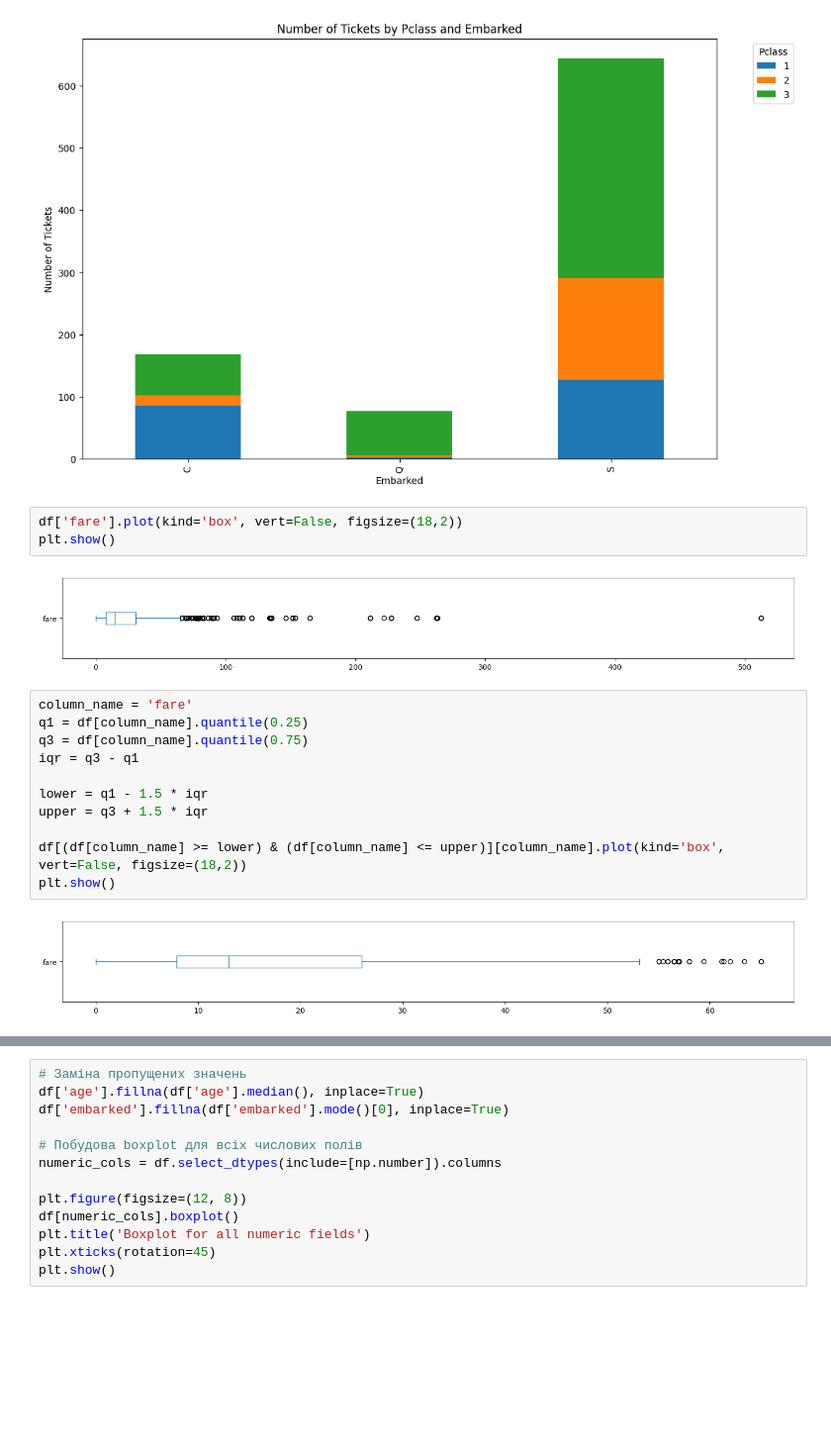
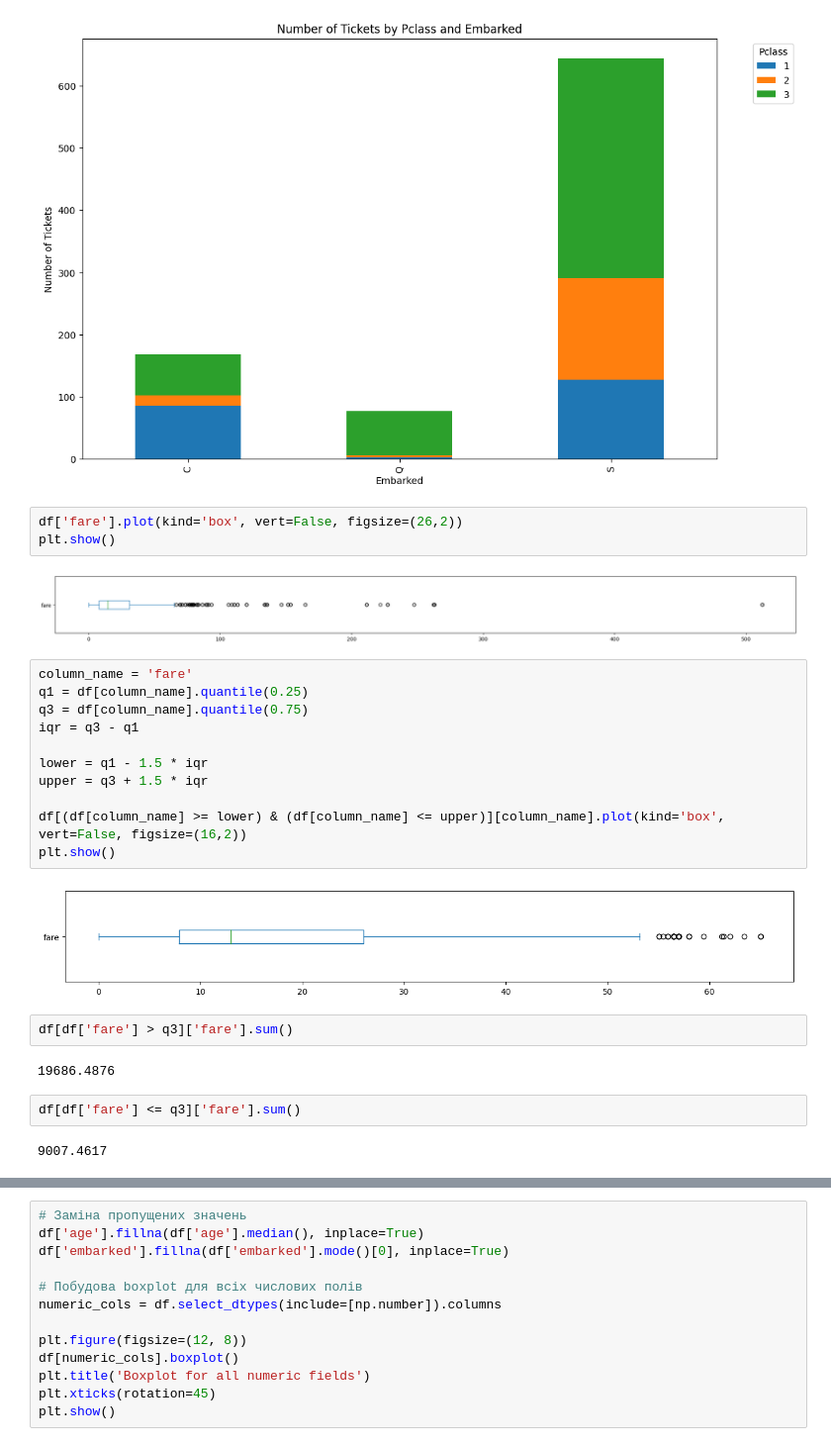
Before and after one commit to levchenkopavlo/AI, a Jupyter notebook: ДЗ_5.ipynb, the cells around one changed output, grey strips where cells are left out. Shown at 99% size. Drawn from its saved outputs; the diff is of its cells as text; blank space fills up the shorter version.

```diff
--- a/ДЗ_5.ipynb
+++ b/ДЗ_5.ipynb
@@ -213,10 +231,10 @@ plt.show()
 # %% [output]
 [figure]
 # %%
-df['fare'].plot(kind='box', vert=False, figsize=(18,2))
+df['fare'].plot(kind='box', vert=False, figsize=(26,2))
 plt.show()
 # %% [output]
-[figure, old version]
+[figure, new version]
 # %%
 column_name = 'fare'
 q1 = df[column_name].quantile(0.25)
@@ -226,7 +244,15 @@ iqr = q3 - q1
 lower = q1 - 1.5 * iqr
 upper = q3 + 1.5 * iqr
 
-df[(df[column_name] >= lower) & (df[column_name] <= upper)][column_name].plot(kind='box', vert=False, figsize=(18,2))
+df[(df[column_name] >= lower) & (df[column_name] <= upper)][column_name].plot(kind='box', vert=False, figsize=(16,2))
 plt.show()
 # %% [output]
-[figure, old version]
+[figure, new version]
+# %%
+df[df['fare'] > q3]['fare'].sum()
+# %% [output]
+19686.4876
+# %%
+df[df['fare'] <= q3]['fare'].sum()
+# %% [output]
+9007.4617
```
Also changed, not shown: parts of 5 cells of this notebook.
